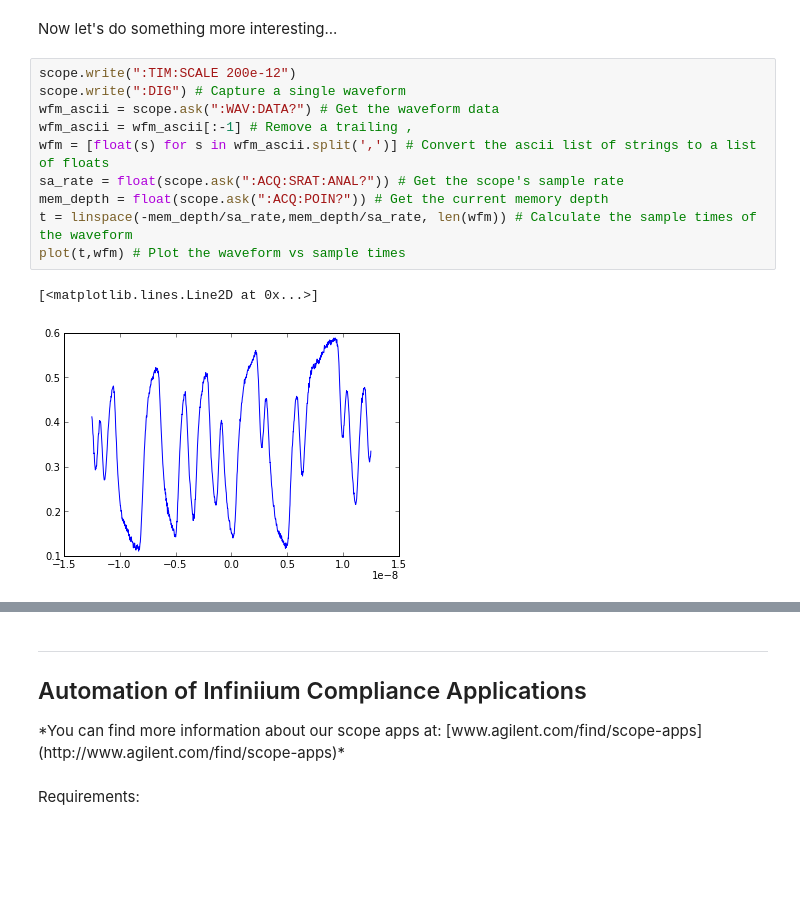
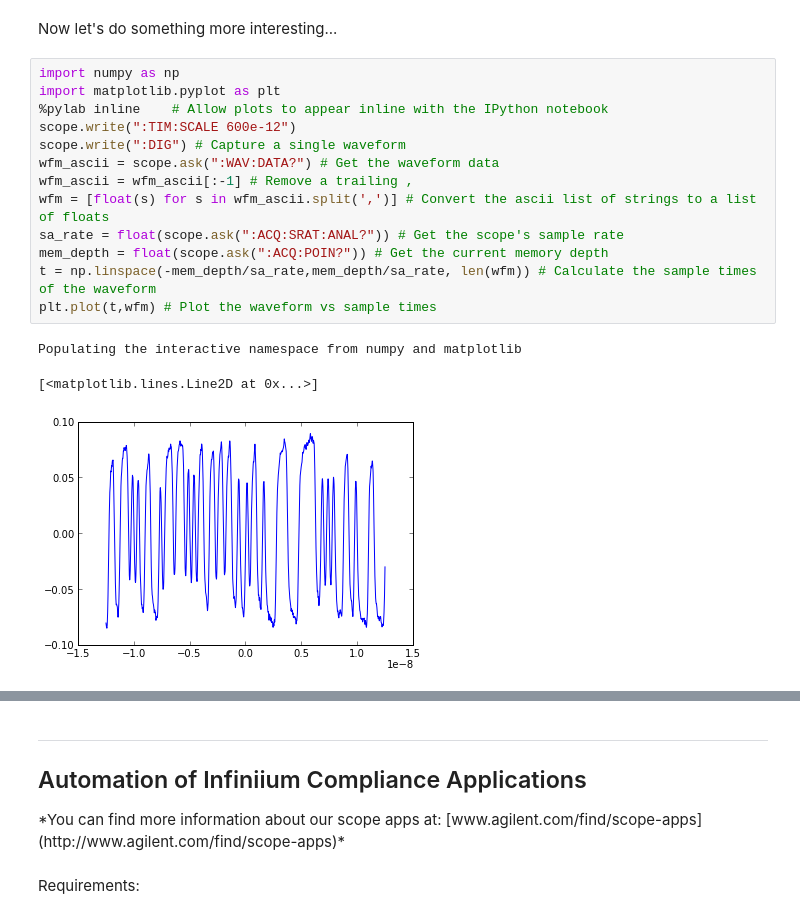
Before and after one commit to FlextronicsZhuhai/Agilent, a Jupyter notebook: Python_Automation/Python_Automation.ipynb, the cells around one changed output, grey strips where cells are left out. Drawn from its saved outputs; the diff is of its cells as text; blank space fills up the shorter version.

```diff
--- a/Python_Automation/Python_Automation.ipynb
+++ b/Python_Automation/Python_Automation.ipynb
@@ -32,15 +32,19 @@ The instrument's visa address can be found in the IO Libraries Connection Expert
 # %% [markdown]
 Now let's do something more interesting...
 # %%
-scope.write(":TIM:SCALE 200e-12")
+import numpy as np
+import matplotlib.pyplot as plt
+%pylab inline    # Allow plots to appear inline with the IPython notebook
+scope.write(":TIM:SCALE 600e-12")
 scope.write(":DIG") # Capture a single waveform
 wfm_ascii = scope.ask(":WAV:DATA?") # Get the waveform data
 wfm_ascii = wfm_ascii[:-1] # Remove a trailing ,
 wfm = [float(s) for s in wfm_ascii.split(',')] # Convert the ascii list of strings to a list of floats
 sa_rate = float(scope.ask(":ACQ:SRAT:ANAL?")) # Get the scope's sample rate
 mem_depth = float(scope.ask(":ACQ:POIN?")) # Get the current memory depth
-t = linspace(-mem_depth/sa_rate,mem_depth/sa_rate, len(wfm)) # Calculate the sample times of the waveform
-plot(t,wfm) # Plot the waveform vs sample times
+t = np.linspace(-mem_depth/sa_rate,mem_depth/sa_rate, len(wfm)) # Calculate the sample times of the waveform
+plt.plot(t,wfm) # Plot the waveform vs sample times
 # %% [output]
-[<matplotlib.lines.Line2D at 0x...>]
+Populating the interactive namespace from numpy and matplotlib
+[<matplotlib.lines.Line2D at 0x...>]
-[figure, old version]
+[figure, new version]
```
Also changed, not shown: parts of 4 cells of this notebook, 4 other files.
